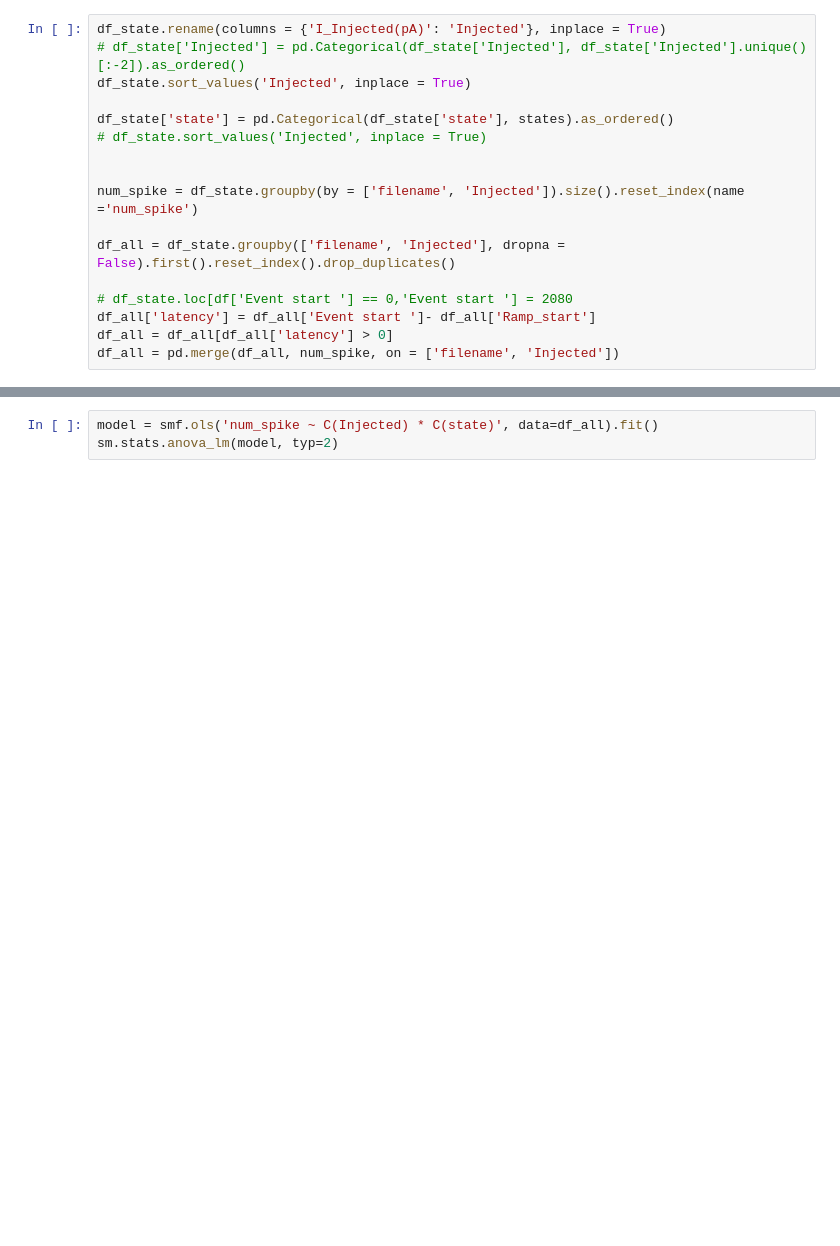
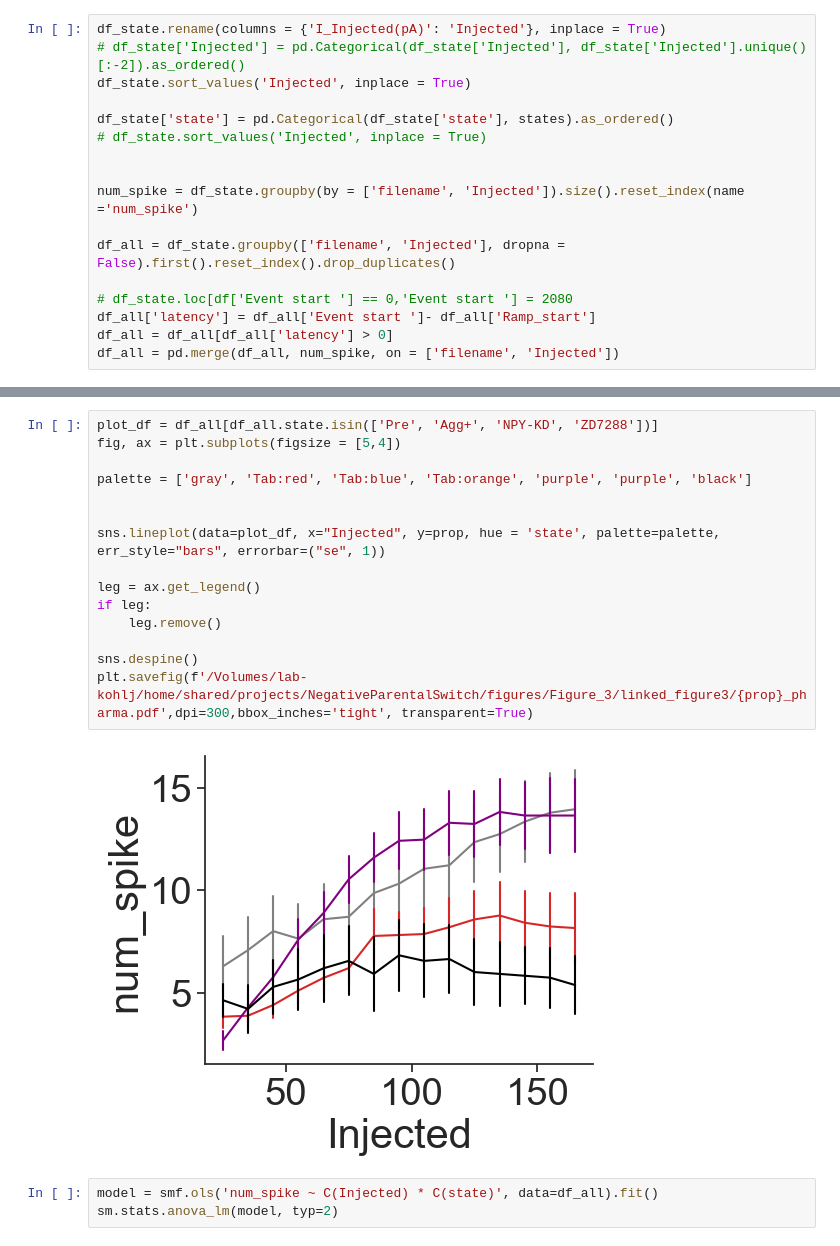
Before and after one commit to FrancisCrickInstitute/negative_parental_switch, a Jupyter notebook: NPW_ephys/ephys_analysis.ipynb, the cells around one changed output, grey strips where cells are left out. Saved outputs shown, nothing was run; the diff lists cells and outputs as text; blank space fills up the shorter version.

```diff
--- a/NPW_ephys/ephys_analysis.ipynb
+++ b/NPW_ephys/ephys_analysis.ipynb
@@ -824,6 +779,23 @@ sns.despine()
 plt.savefig(f'/Volumes/lab-kohlj/home/shared/projects/NegativeParentalSwitch/figures/Figure_3/linked_figure3/{prop}.pdf',dpi=300,bbox_inches='tight', transparent=True)
 # %% [output]
 [figure]
+# %%
+plot_df = df_all[df_all.state.isin(['Pre', 'Agg+', 'NPY-KD', 'ZD7288'])]
+fig, ax = plt.subplots(figsize = [5,4])
+
+palette = ['gray', 'Tab:red', 'Tab:blue', 'Tab:orange', 'purple', 'purple', 'black']
+
+
+sns.lineplot(data=plot_df, x="Injected", y=prop, hue = 'state', palette=palette, err_style="bars", errorbar=("se", 1))
+
+leg = ax.get_legend()
+if leg:
+    leg.remove()
+
+sns.despine()
+plt.savefig(f'/Volumes/lab-kohlj/home/shared/projects/NegativeParentalSwitch/figures/Figure_3/linked_figure3/{prop}_pharma.pdf',dpi=300,bbox_inches='tight', transparent=True)
+# %% [output]
+[figure, added]
 # %%
 model = smf.ols('num_spike ~ C(Injected) * C(state)', data=df_all).fit()
 sm.stats.anova_lm(model, typ=2)
```
Also changed, not shown: parts of 22 cells of this notebook, 45 other files.
